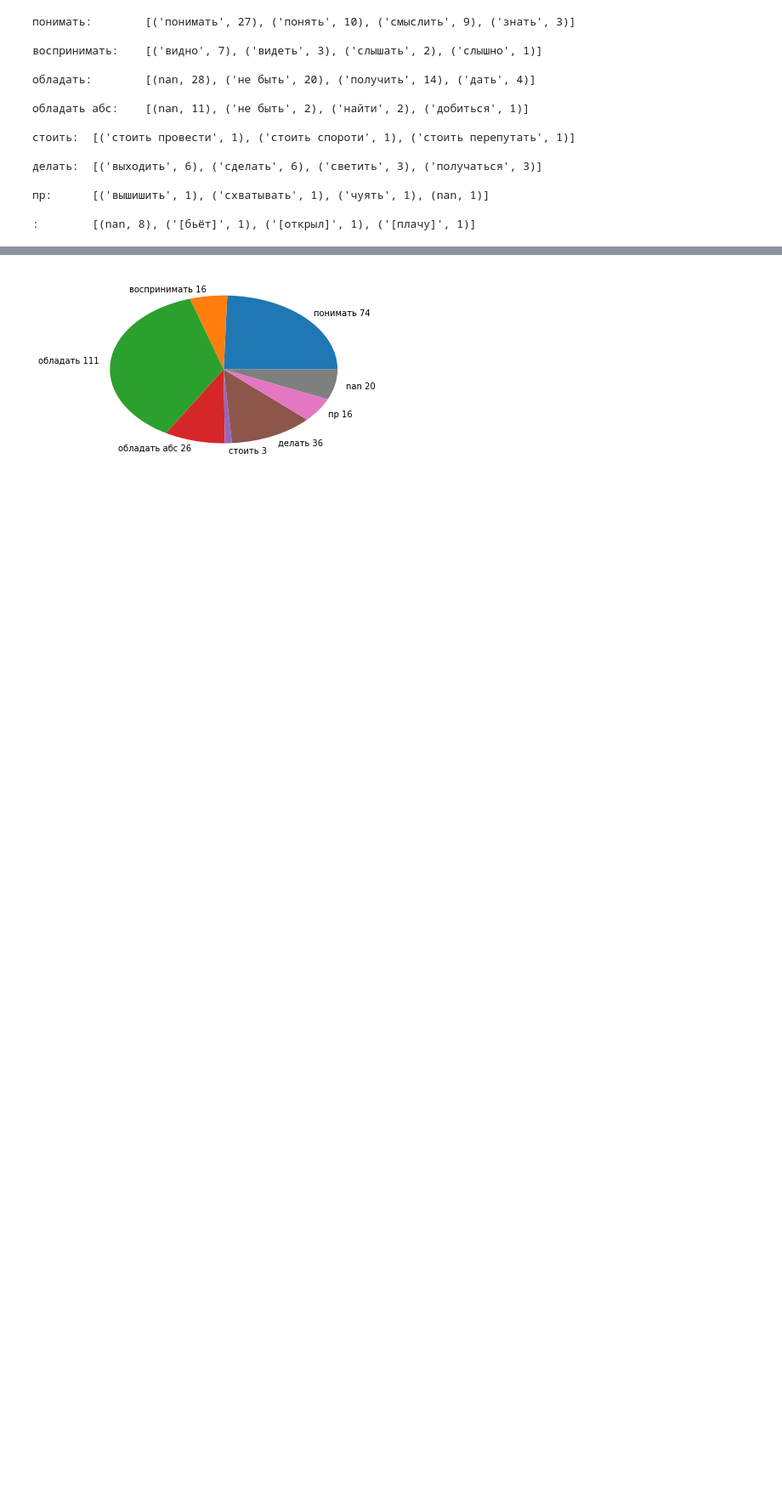
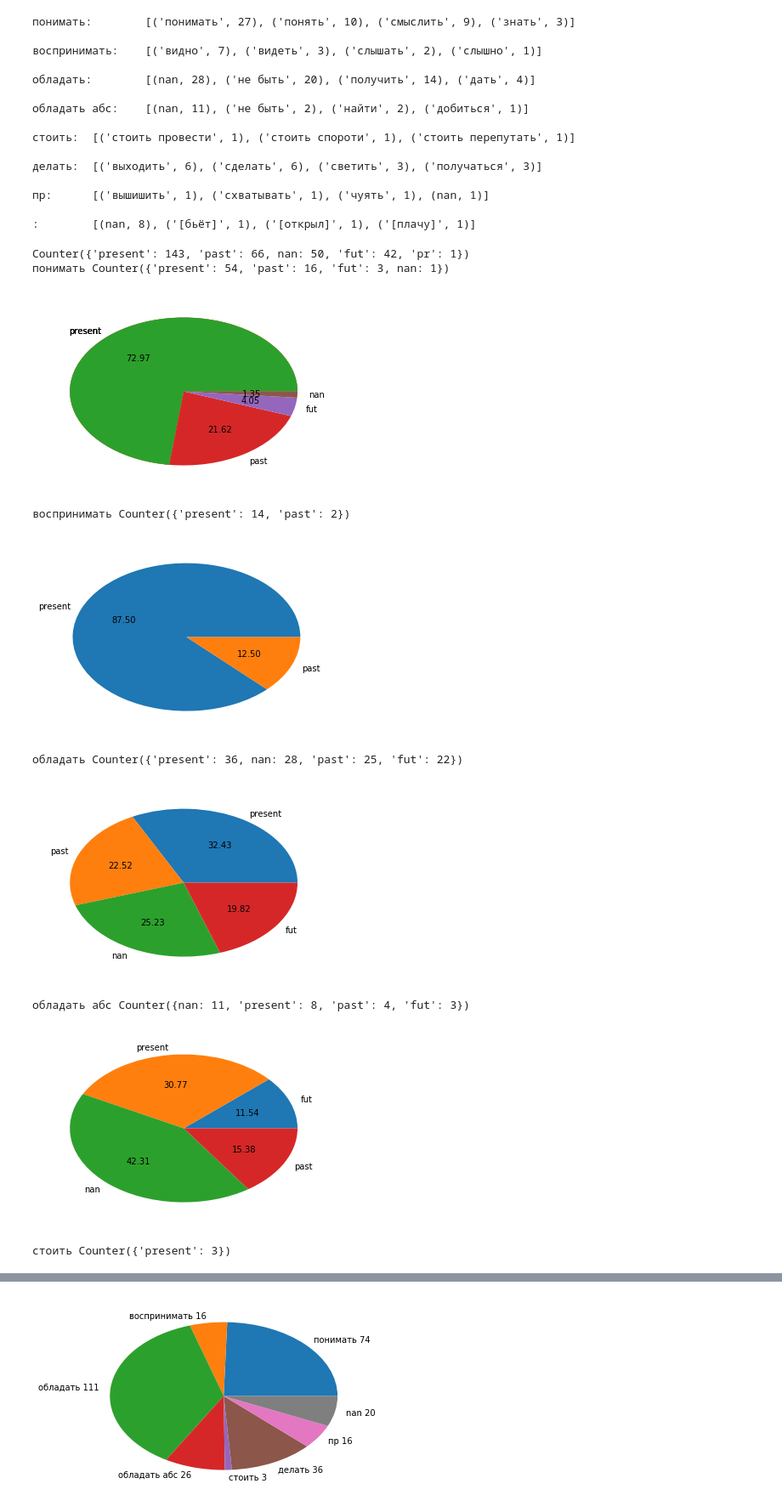
Before and after one commit to marchdown/schisch, a Jupyter notebook: schisch.ipynb, the cells around one changed output, grey strips where cells are left out. Shown: that part at 85% size. Cells and saved outputs as stored; diff of their text form; code cells hidden in the pictures; blank space fills up the shorter version.

Commit message:
tenses

```diff
--- a/schisch.ipynb
+++ b/schisch.ipynb
@@ -454,39 +454,60 @@ for t in semantic_types:
 #   1. Собираем формы по типам:
 #     Для каждого семантического типа:
 #       Для каждого примера этого семантического типа:
+tense_values = data['tense'].unique()
+tense_counter_across_all_types = Counter(data['tense'])
+print(tense_counter_across_all_types)
+for t in semantic_types:
+    tense_counter = Counter(data[data['semantics+_']==t]['tense'])
 #         Если tense == fut:
 #           значение fut этого листа += 1
 #           значение fut в общем += 1
+    print(t, tense_counter)
+    plt.pie(list(tense_counter.values()), labels=list(tense_counter.keys()), autopct='%.2f')
+    plt.show()
+
+
 #         Если tense == present:
 #           значение present этого листа += 1
 #           значение present в общем += 1
 #         Если tense == past:
 #           значение past этого листа += 1
 #           значение past в общем += 1
 #         Если number == 1:
 #           значение sing этого листа += 1
 #           значение sing в общем += 1
 #         Если number == 2:
 #           значение plur этого листа += 1
 #           значение plur в общем += 1
 #         Если person == 1:
 #           значение 1p этого листа += 1
 #           значение 1p в общем += 1
 #         Если person == 2:
 #           значение 2p этого листа += 1
 #           значение 2p в общем += 1
 #         Если person == 3:
 #           значение 3p этого листа += 1
 #           значение 3p в общем += 1
 #         Если такая форма есть в списке форм этого листа:
 #           значение формы += 1
 #           значение формы в общем списке дат += 1
 #         Если такой даты нет в списке дат этого листа:
 #           добавить форму в список, приравняв её значение 1
 #           Если такой формы нет в общем списке форм:
 #             добавить форму в список, приравняв её значение 1
 #   2. Считаем проценты от общего числа примеров:
 #     Для каждой семантической группы:
 #       Для каждой грамматической характеристики (лицо, число, время и форма)
 #       процент этого значения этой характеристики = значение этой характеристики/общее число примеров в этой сем. группе*100%
 #   3. Рисуем pie chart для каждой характеристики с соответствующими процентами, легендой
+# %% [output]
+Counter({'present': 143, 'past': 66, nan: 50, 'fut': 42, 'pr': 1})
+понимать Counter({'present': 54, 'past': 16, 'fut': 3, nan: 1})
+[figure, added]
+воспринимать Counter({'present': 14, 'past': 2})
+[figure, added]
+обладать Counter({'present': 36, nan: 28, 'past': 25, 'fut': 22})
+[figure, added]
+обладать абс Counter({nan: 11, 'present': 8, 'past': 4, 'fut': 3})
+[figure, added]
+стоить Counter({'present': 3})
```
Also changed, not shown: parts of 1 cell of this notebook.
